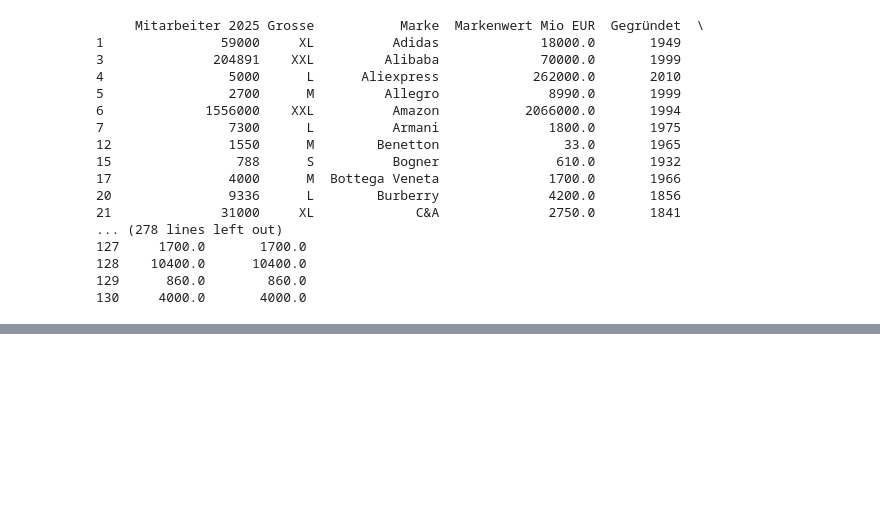
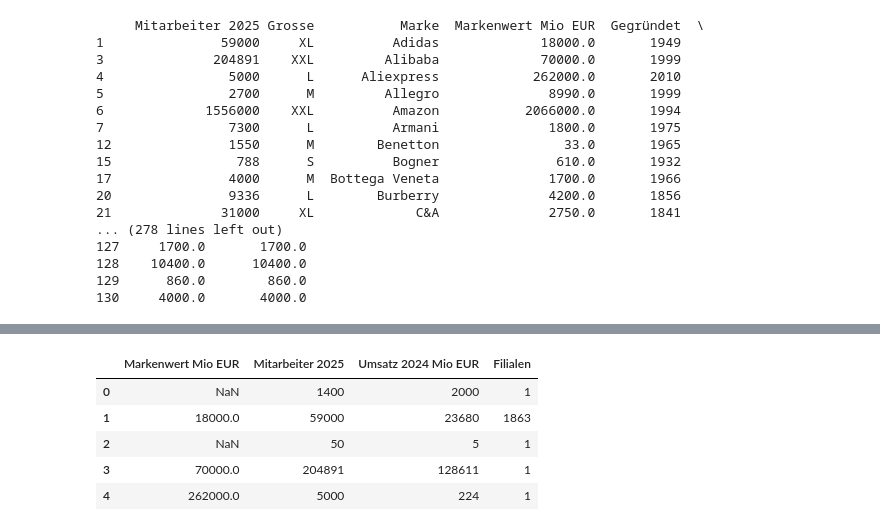
Before and after one commit to spribylova/PythonAppliedAnalytics, a Jupyter notebook: Fashion_File_missing_values_3.ipynb, the cells around one changed output, grey strips where cells are left out. Saved outputs shown, nothing was run; the diff lists cells and outputs as text; code cells hidden in the pictures; blank space fills up the shorter version.

```diff
--- a/Fashion_File_missing_values_3.ipynb
+++ b/Fashion_File_missing_values_3.ipynb
@@ -306,0 +307,10 @@ plt.show()
+# %%
+df_train = df.loc[:, ["Markenwert Mio EUR","Mitarbeiter 2025","Umsatz 2024 Mio EUR", "Filialen"]]
+df_train.head()
+# %% [output]
+|  | Markenwert Mio EUR | Mitarbeiter 2025 | Umsatz 2024 Mio EUR | Filialen |
+| 0 | NaN | 1400 | 2000 | 1 |
+| 1 | 18000.0 | 59000 | 23680 | 1863 |
+| 2 | NaN | 50 | 5 | 1 |
+| 3 | 70000.0 | 204891 | 128611 | 1 |
+| 4 | 262000.0 | 5000 | 224 | 1 |
```
Also changed, not shown: parts of 14 cells of this notebook.
